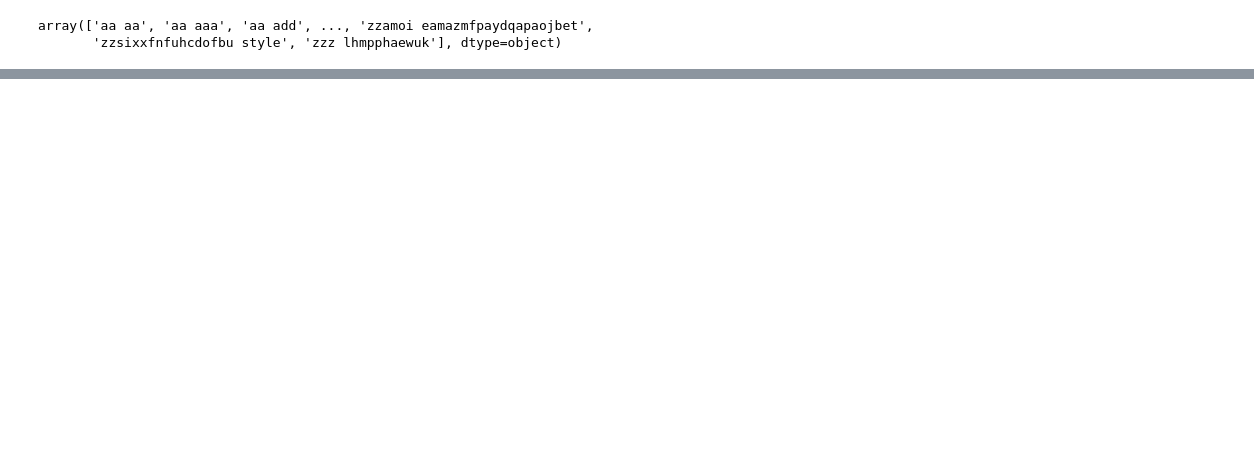
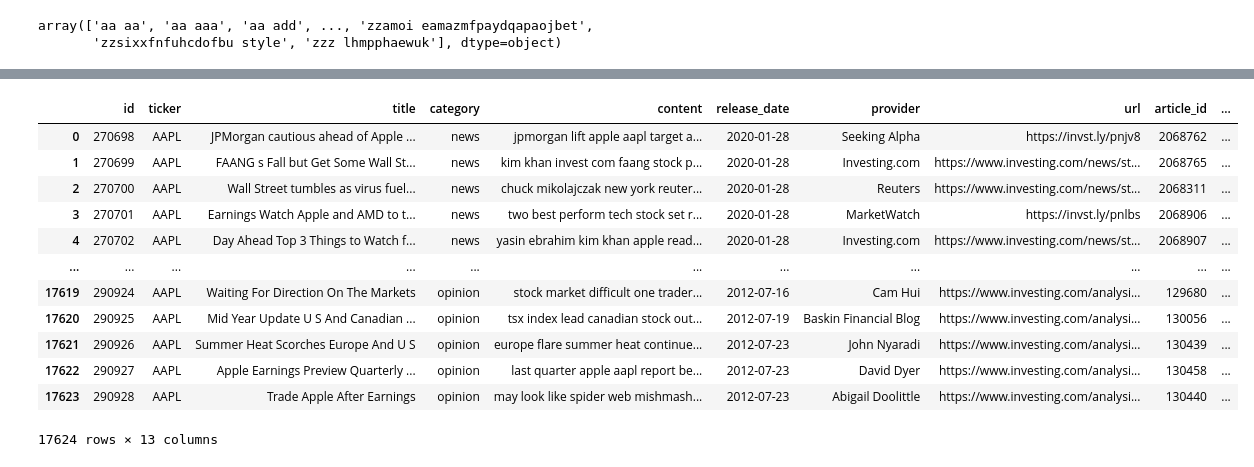
Before and after one commit to NGaast/NLPAssignment1, a Jupyter notebook: Assignment1_NLP.ipynb, the cells around one changed output, grey strips where cells are left out. Saved outputs shown, nothing was run; the diff lists cells and outputs as text; code cells hidden in the pictures; blank space fills up the shorter version.

```diff
--- a/Assignment1_NLP.ipynb
+++ b/Assignment1_NLP.ipynb
@@ -179,0 +240,16 @@ array(['aa aa', 'aa aaa', 'aa add', ..., 'zzamoi eamazmfpaydqapaojbet',
+# %%
+test_news_df
+# %% [output]
+|  | id | ticker | title | category | content | release_date | provider | url | article_id | ... |
+| 0 | 270698 | AAPL | JPMorgan cautious ahead of Apple ... | news | jpmorgan lift apple aapl target a... | 2020-01-28 | Seeking Alpha | https://invst.ly/pnjv8 | 2068762 | ... |
+| 1 | 270699 | AAPL | FAANG s Fall but Get Some Wall St... | news | kim khan invest com faang stock p... | 2020-01-28 | Investing.com | https://www.investing.com/news/st... | 2068765 | ... |
+| 2 | 270700 | AAPL | Wall Street tumbles as virus fuel... | news | chuck mikolajczak new york reuter... | 2020-01-28 | Reuters | https://www.investing.com/news/st... | 2068311 | ... |
+| 3 | 270701 | AAPL | Earnings Watch Apple and AMD to t... | news | two best perform tech stock set r... | 2020-01-28 | MarketWatch | https://invst.ly/pnlbs | 2068906 | ... |
+| 4 | 270702 | AAPL | Day Ahead Top 3 Things to Watch f... | news | yasin ebrahim kim khan apple read... | 2020-01-28 | Investing.com | https://www.investing.com/news/st... | 2068907 | ... |
+| ... | ... | ... | ... | ... | ... | ... | ... | ... | ... | ... |
+| 17619 | 290924 | AAPL | Waiting For Direction On The Markets | opinion | stock market difficult one trader... | 2012-07-16 | Cam Hui | https://www.investing.com/analysi... | 129680 | ... |
+| 17620 | 290925 | AAPL | Mid Year Update U S And Canadian ... | opinion | tsx index lead canadian stock out... | 2012-07-19 | Baskin Financial Blog | https://www.investing.com/analysi... | 130056 | ... |
+| 17621 | 290926 | AAPL | Summer Heat Scorches Europe And U S | opinion | europe flare summer heat continue... | 2012-07-23 | John Nyaradi | https://www.investing.com/analysi... | 130439 | ... |
+| 17622 | 290927 | AAPL | Apple Earnings Preview Quarterly ... | opinion | last quarter apple aapl report be... | 2012-07-23 | David Dyer | https://www.investing.com/analysi... | 130458 | ... |
+| 17623 | 290928 | AAPL | Trade Apple After Earnings | opinion | may look like spider web mishmash... | 2012-07-23 | Abigail Doolittle | https://www.investing.com/analysi... | 130440 | ... |
+17624 rows × 13 columns
```
Also changed, not shown: parts of 12 cells of this notebook.
